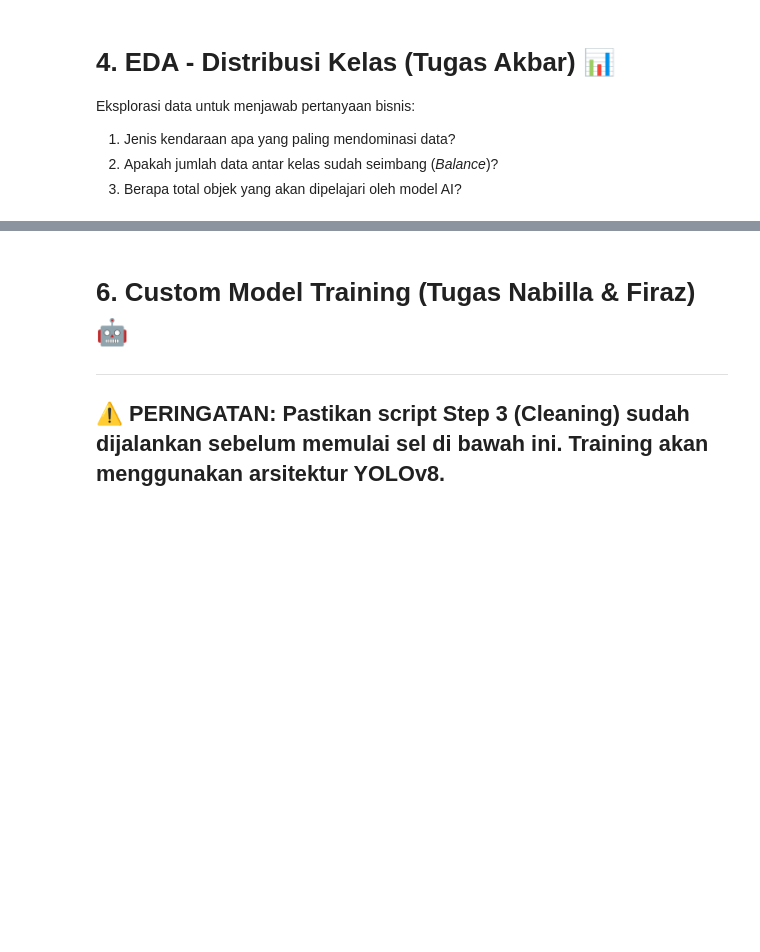
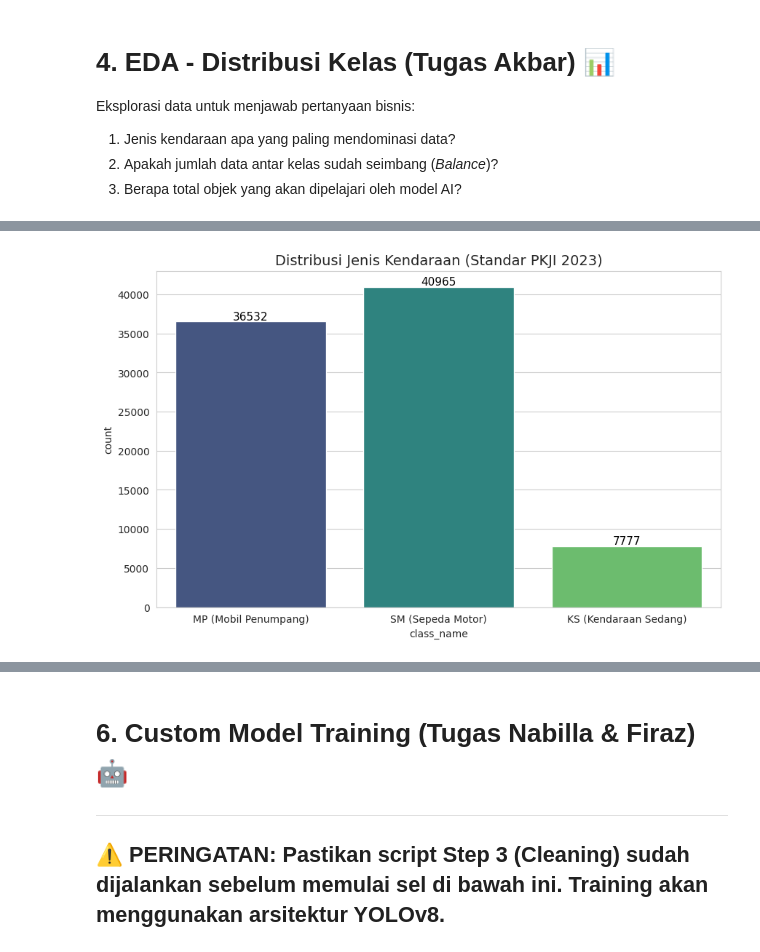
Before and after one commit to hnsprojects785/hnsprojects785, a Jupyter notebook: notebooks/train-yolov8-object-detection-on-custom-dataset.ipynb, the cells around one changed output, grey strips where cells are left out. Cells and saved outputs as stored; diff of their text form; code cells hidden in the pictures; blank space fills up the shorter version.

```diff
--- a/notebooks/train-yolov8-object-detection-on-custom-dataset.ipynb
+++ b/notebooks/train-yolov8-object-detection-on-custom-dataset.ipynb
@@ -327,0 +259,74 @@ Dokumentasi teknis untuk referensi sub-tim AI dan Web Dev:
+# %%
+import pandas as pd
+import glob
+import os
+import matplotlib.pyplot as plt
+import seaborn as sns
+
+# Path folder dataset
+dataset_location = "/content/Traffic-Detection-Capstone-1"
+
+def get_eda_data(split):
+    labels = []
+    path = os.path.join(dataset_location, split, 'labels/*.txt')
+    files = glob.glob(path)
+    for file in files:
+        with open(file, 'r') as f:
+            for line in f:
+                parts = line.split()
+                if len(parts) > 0:
+                    labels.append(int(parts[0]))
+    return pd.DataFrame(labels, columns=['class_id'])
+
+df_train = get_eda_data('train')
+
+if df_train.empty:
+    print("❌ Data Kosong. Pastikan Step 2 dan 3 sudah sukses.")
+else:
+    # 1. Mapping Nama Kelas sesuai PKJI 2023
+    class_map = {0: 'SM (Sepeda Motor)', 1: 'MP (Mobil Penumpang)', 2: 'KS (Kendaraan Sedang)'}
+    df_train['class_name'] = df_train['class_id'].map(class_map)
+
+    # 2. Visualisasi (Tanpa Warning)
+    plt.figure(figsize=(10, 6))
+    sns.set_style("whitegrid")
+    ax = sns.countplot(data=df_train, x='class_name', hue='class_name', palette='viridis', legend=False)
+
+    # Tambahkan angka jumlah di atas bar
+    for p in ax.patches:
+        ax.annotate(f'{int(p.get_height())}', (p.get_x() + p.get_width() / 2., p.get_height()),
+                    ha='center', va='center', fontsize=11, color='black', xytext=(0, 5),
+                    textcoords='offset points')
+
+    plt.title('Distribusi Jenis Kendaraan (Standar PKJI 2023)', fontsize=14)
+    plt.show()
+
+    # 3. STATISTIK UNTUK MENJAWAB PERTANYAAN BISNIS
+    counts = df_train['class_name'].value_counts()
+    percentages = df_train['class_name'].value_counts(normalize=True) * 100
+
+    print("\n" + "="*65)
+    print("📊 JAWABAN PERTANYAAN BISNIS (DATA SCIENTIST REPORT)")
+    print("="*65)
+
+    # Jawaban Pertanyaan 1: Dominasi
+    print(f"Q1: Jenis kendaraan apa yang paling mendominasi?")
+    print(f"A1: Didominasi oleh {percentages.idxmax()} ({percentages.max():.2f}%).")
+
+    # Jawaban Pertanyaan 2: Keseimbangan (Balance)
+    print(f"\nQ2: Apakah dataset sudah seimbang (Balanced)?")
+    diff = percentages.get('SM (Sepeda Motor)', 0) - percentages.get('MP (Mobil Penumpang)', 0)
+    status_balance = "SANGAT SEIMBANG" if abs(diff) < 10 else "CUKUP SEIMBANG"
+    print(f"A2: {status_balance}. Selisih SM dan MP hanya {abs(diff):.2f}%.")
+
+    # Jawaban Pertanyaan 3: Rasio Beban (KS vs MP)
+    print(f"\nQ3: Berapa rasio beban jalan (KS terhadap MP)?")
+    if 'KS (Kendaraan Sedang)' in counts and 'MP (Mobil Penumpang)' in counts:
+        ratio = counts['KS (Kendaraan Sedang)'] / counts['MP (Mobil Penumpang)']
+        print(f"A3: Rasio 1:{ratio:.2f}. Artinya, setiap {int(1/ratio)} mobil, terdapat 1 kendaraan berat.")
+
+    print("-" * 65)
+    print(f"Total Objek Terdeteksi: {len(df_train)} label kendaraan.")
+    print("="*65)
+# %% [output]
+[figure, added]
```
Also changed, not shown: parts of 8 cells of this notebook.
